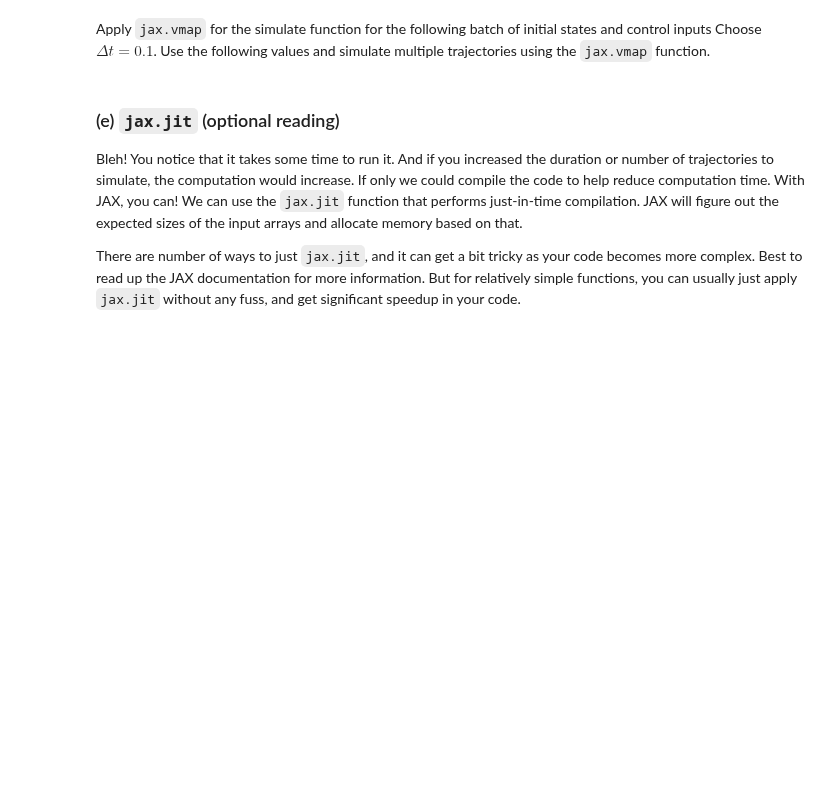
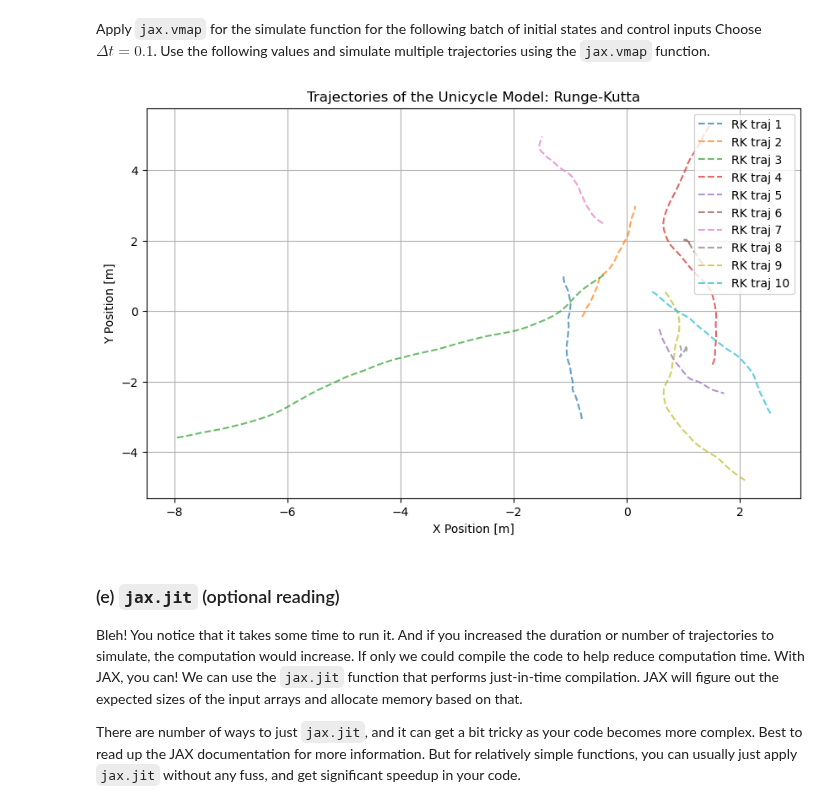
Before and after one commit to arieltynan/ME-548, a Jupyter notebook: hw01.ipynb, the cells around one changed output. Saved outputs shown, nothing was run; the diff lists cells and outputs as text; code cells hidden in the pictures; blank space fills up the shorter version.

```diff
--- a/hw01.ipynb
+++ b/hw01.ipynb
@@ -234,3 +221,45 @@ trajs = jax.vmap(lambda init, u: simulate(runge_kutta_integrator(continuous_dyna
+# %%
+state_dim = continuous_dynamics.state_dim
+control_dim = continuous_dynamics.control_dim
+N = 1000
+n_time_steps = 50
+initial_states = jnp.array(np.random.randn(N, state_dim))
+controls = jnp.array(np.random.randn(N, n_time_steps, control_dim))
+
+
+
+trajs_rk = jax.vmap(lambda init, u: simulate(runge_kutta_integrator(continuous_dynamics, 0.1), init, u, 0.1))(initial_states, controls)
+trajs_e = jax.vmap(lambda init, u: simulate(euler_integrate(continuous_dynamics, 0.1), init, u, 0.1))(initial_states, controls)
+
+# plot to visualize all the trajectories
+
+# Extract x and y positions from the trajectories for visualization
+x_rk = trajs_rk[:, :, 0]        # x positions for RK trajectories
+y_rk = trajs_rk[:, :, 1]        # y positions for RK trajectories
+x_e = trajs_e[:, :, 0]        # x positions for Euler trajectories
+y_e = trajs_e[:, :, 1]        # y positions for Euler trajectories
+
+# -------------------------------------------------------------------
+# Plotting the trajectories for visualization
+# -------------------------------------------------------------------
+
+plt.figure(figsize=(10, 6))
+
+# Plot the first 10 trajectories for Runge-Kutta integration
+for i in range(min(10, N)):
+    plt.plot(x_rk[i, :], y_rk[i, :], label=f"RK traj {i+1}", linestyle='--', alpha=0.7)
+
+# Add plot title, labels, legend, and grid
+plt.title("Trajectories of the Unicycle Model: Runge-Kutta")
+plt.xlabel("X Position [m]")
+plt.ylabel("Y Position [m]")
+plt.legend(loc='upper right')
+plt.grid(True)
+
+# Show the plot
+plt.show()
+# %% [output]
+[figure, added]
 # %% [markdown]
 ### (e) `jax.jit` (optional reading)
 
```
Also changed, not shown: parts of 6 cells of this notebook.
